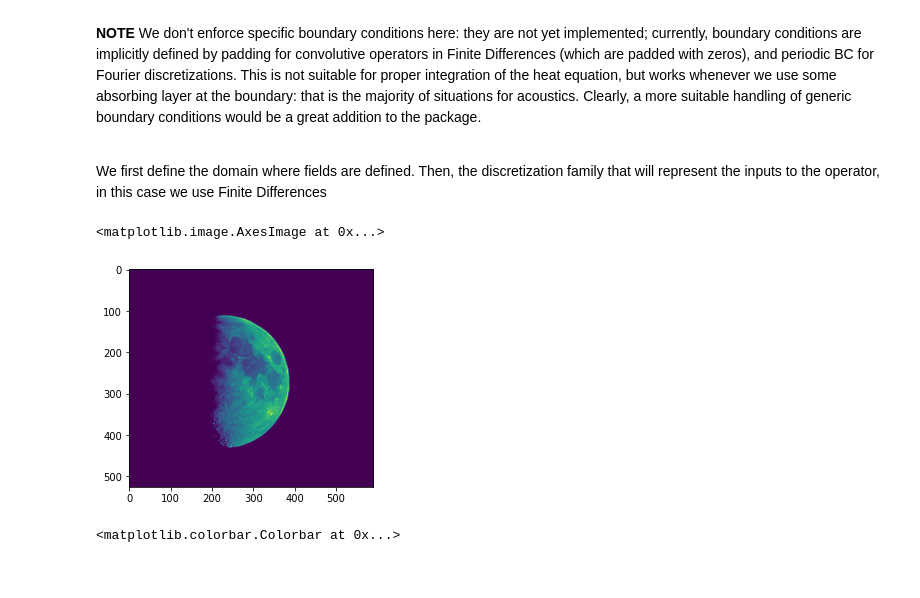
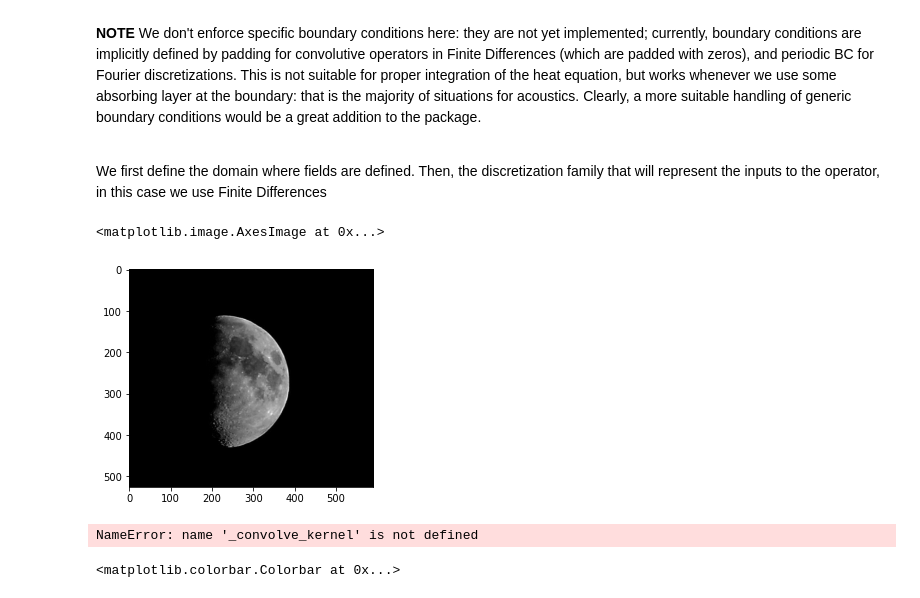
Before and after one commit to ucl-bug/jaxdf, a Jupyter notebook: docs/notebooks/quickstart.ipynb, the cells around one changed output. Drawn from its saved outputs; the diff is of its cells as text; code cells hidden in the pictures.

```diff
--- a/docs/notebooks/quickstart.ipynb
+++ b/docs/notebooks/quickstart.ipynb
@@ -43,22 +47,21 @@ from jaxdf.discretization import FiniteDifferences, OnGrid
 params = jnp.expand_dims(jnp.asarray(img, dtype=np.float32),-1)
 u = FiniteDifferences.from_grid(params, domain)
 # %%
-from matplotlib import pyplot as plt
-
-plt.imshow(u.get_field_on_grid())
+plt.imshow(u.on_grid, cmap="gray")
 # %% [output]
 <matplotlib.image.AxesImage at 0x...>
-[figure, old version]
+[figure, new version]
 # %%
 from jaxdf.operators.differential import laplacian
 from jax import jit
 
-u = FiniteDifferences.from_grid(params, domain)
-
+@jit
 def heat_rhs(u):
     return laplacian(u)
 
 z = heat_rhs(u)
+# %% [output]
+NameError: name '_convolve_kernel' is not defined
 # %%
 plt.figure(figsize=(8,6))
 plt.imshow(z.get_field_on_grid(), cmap='RdBu'); plt.colorbar()
```
Also changed, not shown: parts of 2 cells of this notebook.
